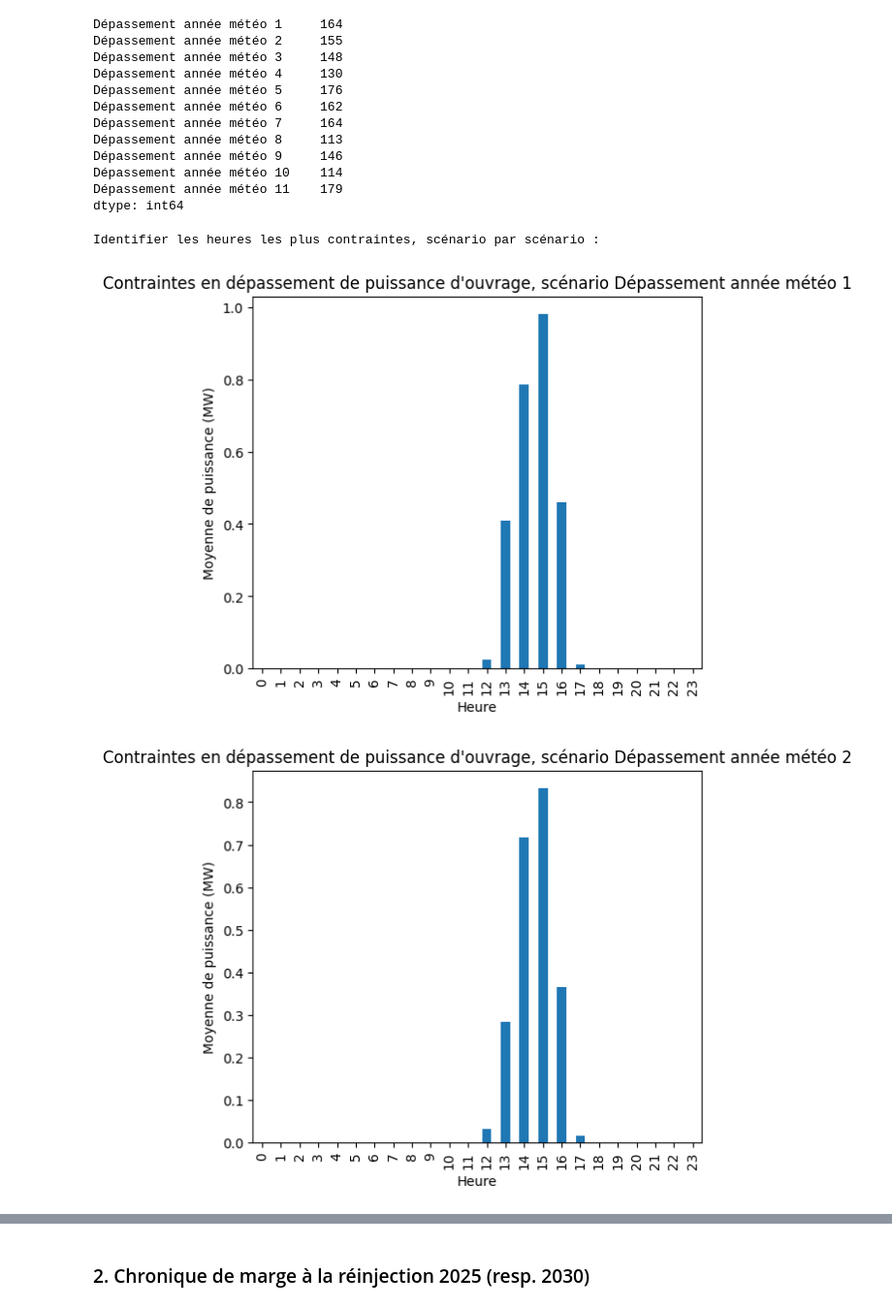
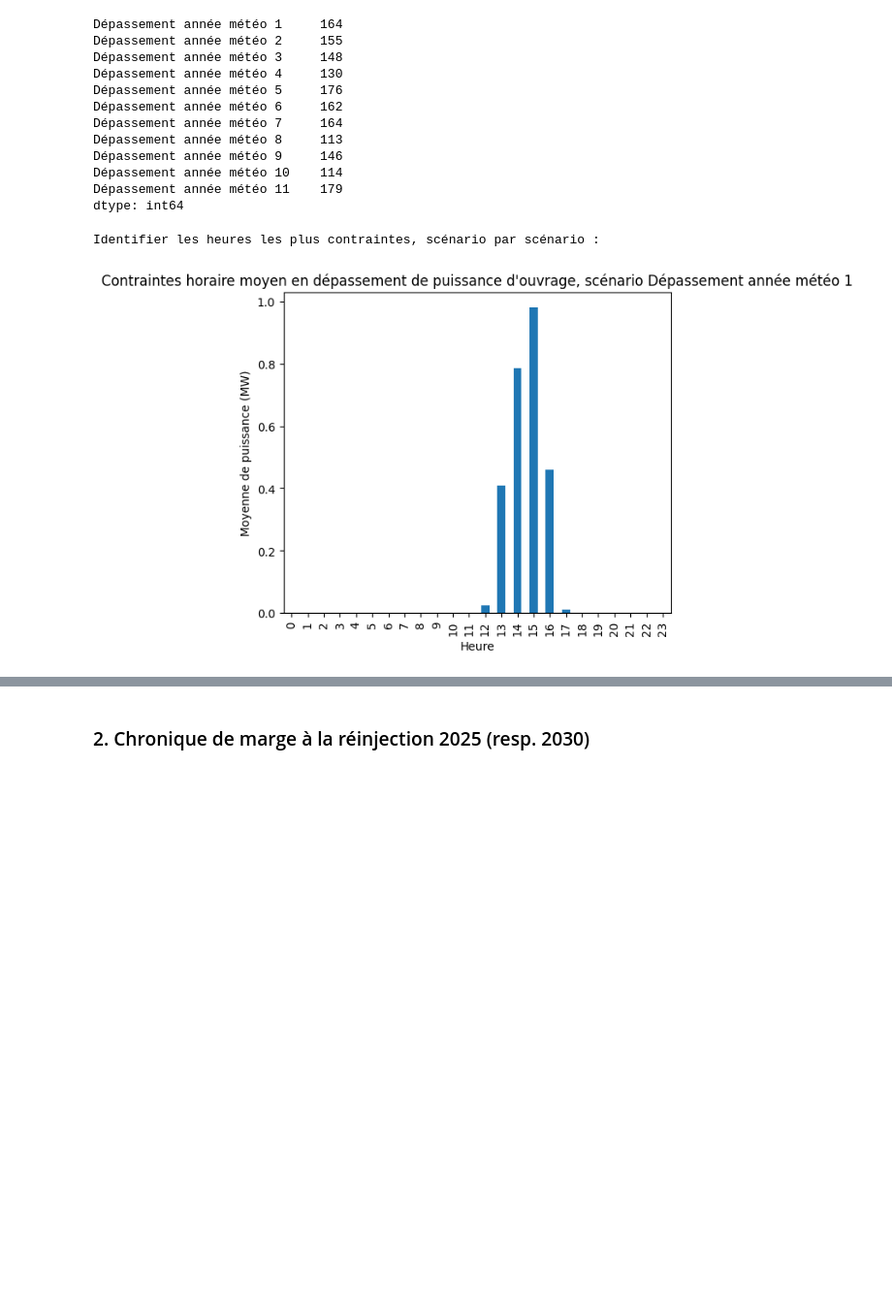
Before and after one commit to MattEclipse/congestion, a Jupyter notebook: notebooks/AO_flex_ex_Perquie.ipynb, the cells around one changed output, grey strips where cells are left out. Shown: that part at 97% size. Saved outputs shown, nothing was run; the diff lists cells and outputs as text; code cells hidden in the pictures; blank space fills up the shorter version.

```diff
--- a/notebooks/AO_flex_ex_Perquie.ipynb
+++ b/notebooks/AO_flex_ex_Perquie.ipynb
@@ -137,12 +150,12 @@ dtype: int64
 # %%
 print('Identifier les heures les plus contraintes, scénario par scénario :')
 
 for i,a in enumerate(list_name_scnenario):
     df = df2[['heure',a]].groupby(['heure'])[a].mean()
     plt.figure(i)
-    df.plot(kind='bar', title="Contraintes en dépassement de puissance d'ouvrage, scénario " + a, ylabel='Moyenne de puissance (MW)',
+    df.plot(kind='bar', title="Contraintes horaire moyen en dépassement de puissance d'ouvrage, scénario " + a, ylabel='Moyenne de puissance (MW)',
          xlabel='Heure', figsize=(6, 5))
+    break #a commenter pour avoir tous les scénarios
 # %% [output]
 Identifier les heures les plus contraintes, scénario par scénario :
-[figure, old version]
+[figure, new version]
-[figure, removed]
```
Also changed, not shown: parts of 6 cells of this notebook.
